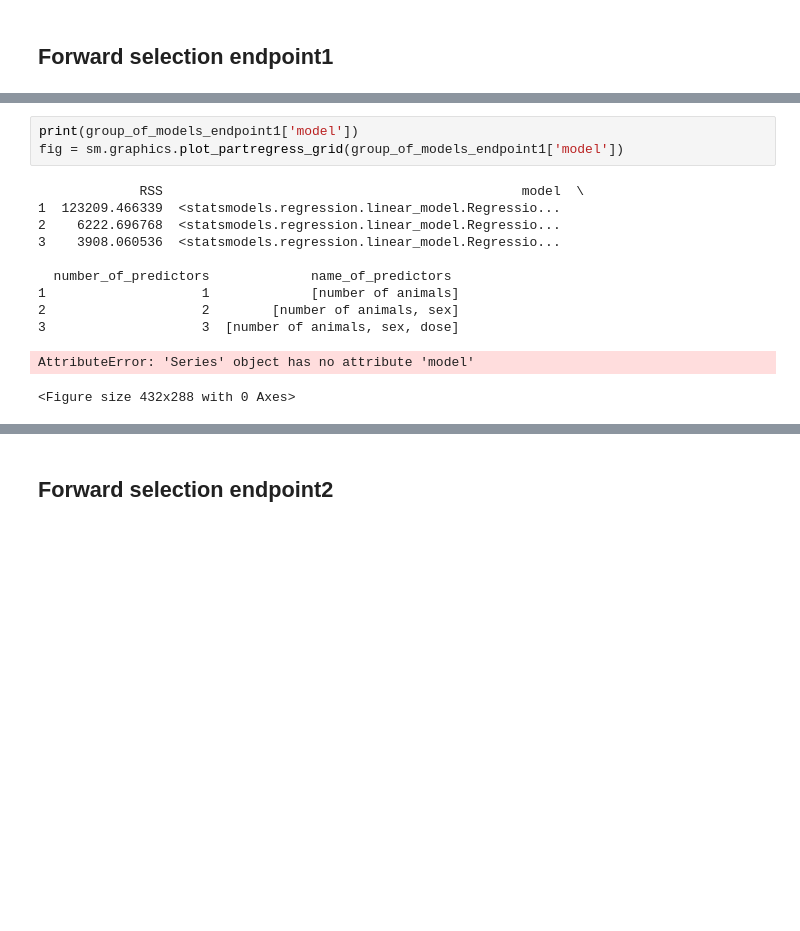
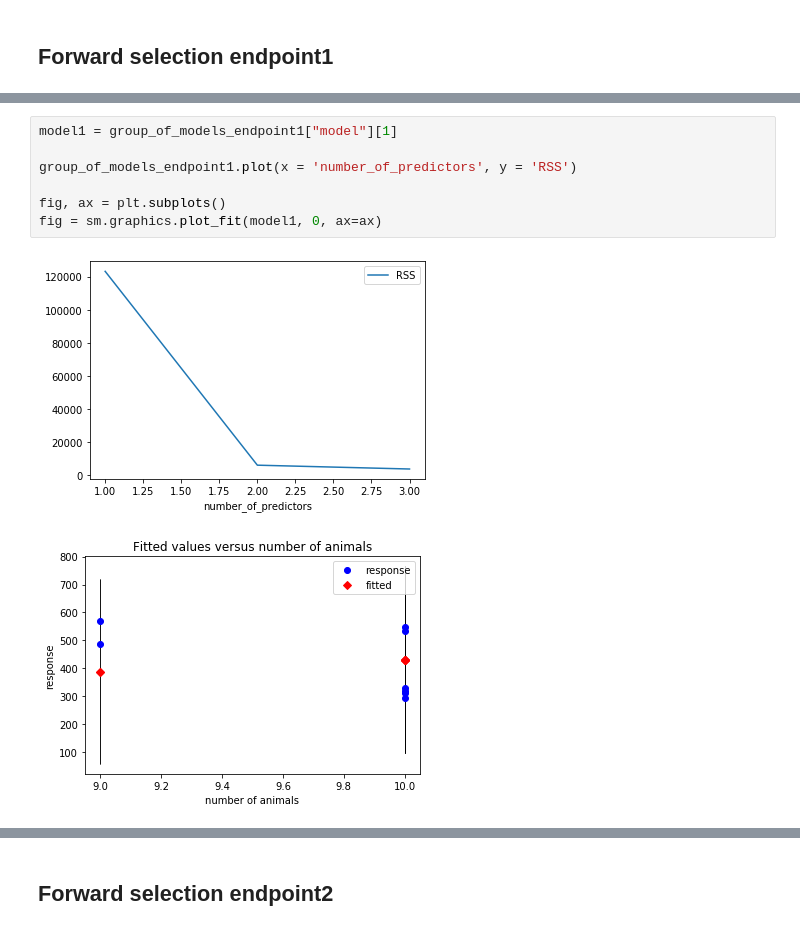
Before and after one commit to AndreaPrati98/EFSA_study, a Jupyter notebook: Prati.ipynb, the cells around one changed output, grey strips where cells are left out. Saved outputs shown, nothing was run; the diff lists cells and outputs as text; blank space fills up the shorter version.

```diff
--- a/Prati.ipynb
+++ b/Prati.ipynb
@@ -57,18 +57,13 @@ Total elapsed time: 0.06998014450073242 seconds.
 | 1 | 123209.466339 | <statsmodels.regression.linear_mo... | 1 | [number of animals] |
 | 2 | 6222.696768 | <statsmodels.regression.linear_mo... | 2 | [number of animals, sex] |
 | 3 | 3908.060536 | <statsmodels.regression.linear_mo... | 3 | [number of animals, sex, dose] |
-# %%
-print(group_of_models_endpoint1['model'])
-fig = sm.graphics.plot_partregress_grid(group_of_models_endpoint1['model'])
-# %% [output]
-             RSS                                              model  \
-1  123209.466339  <statsmodels.regression.linear_model.Regressio...
-2    6222.696768  <statsmodels.regression.linear_model.Regressio...
-3    3908.060536  <statsmodels.regression.linear_model.Regressio...
-
-  number_of_predictors             name_of_predictors
-1                    1             [number of animals]
-2                    2        [number of animals, sex]
-3                    3  [number of animals, sex, dose]
-AttributeError: 'Series' object has no attribute 'model'
-<Figure size 432x288 with 0 Axes>
+# %%
+model1 = group_of_models_endpoint1["model"][1]
+
+group_of_models_endpoint1.plot(x = 'number_of_predictors', y = 'RSS')
+
+fig, ax = plt.subplots()
+fig = sm.graphics.plot_fit(model1, 0, ax=ax)
+# %% [output]
+[figure, added]
+[figure, added]
```
Also changed, not shown: parts of 8 cells of this notebook, 1 other file.
